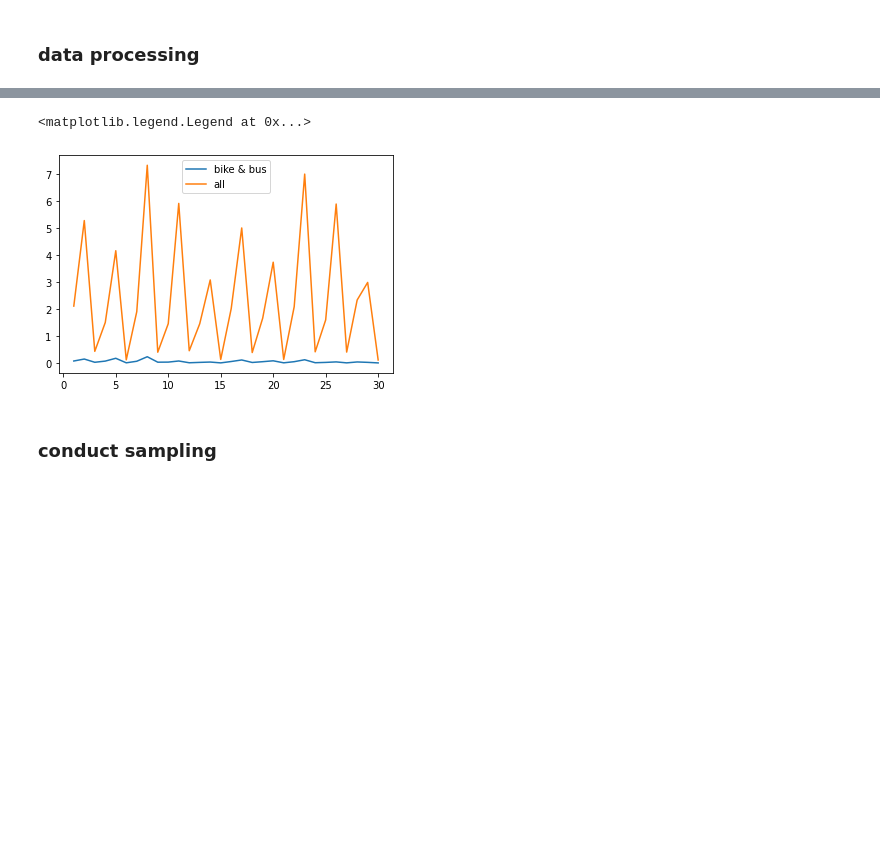
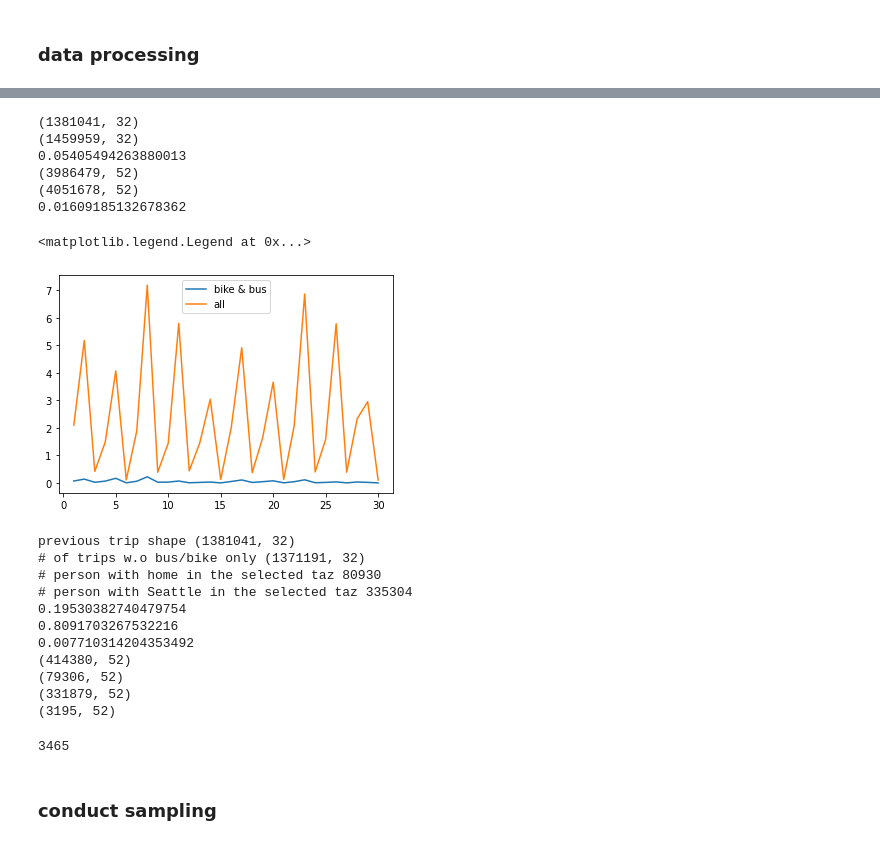
Before and after one commit to Yiran6/app_baseddata_processing, a Jupyter notebook: PSRC_2018_simulation_sampling.ipynb, the cells around one changed output, grey strips where cells are left out. Cells and saved outputs as stored; diff of their text form; code cells hidden in the pictures; blank space fills up the shorter version.

```diff
--- a/PSRC_2018_simulation_sampling.ipynb
+++ b/PSRC_2018_simulation_sampling.ipynb
@@ -394,3 +469,43 @@ person who ride bikes 15165
+# %%
+#delete the otaz and dtaz locate on the west side of downtown Seattle. These areas most likely use ferry during their trips
+#which is hard to locate in the sumo simulation
+#based on the volume generation part
+missing_tazs = list(np.arange(3467, max(np.unique(trip_revised.dtaz))+1))
+missing_tazs.extend([449,478])
+
+#print(trip_revised.shape)
+
+person_id_missingarea = np.unique(trip_revised['person_id'][((trip_revised['otaz'].isin(missing_tazs))|(trip_revised['dtaz'].isin(missing_tazs)))])
+
+print(trip_revised[~(trip_revised['person_id'].isin(person_id_missingarea))].shape)
+print(trip_revised.shape)
+print(trip_revised[(trip_revised['person_id'].isin(person_id_missingarea))].shape[0]/trip_revised.shape[0])
+
+print(person[~(person['hhno'].isin(np.unique(person['hhno'][person['person_id'].isin(person_id_missingarea)])))].shape)
+print(person.shape)
+print(person[(person['hhno'].isin(np.unique(person['hhno'][person['person_id'].isin(person_id_missingarea)])))].shape[0]/person.shape[0])
+
+
+trip_revised = trip_revised[~(trip_revised['person_id'].isin(person_id_missingarea))]
+#% of people in the missing taz area: 0.05432364247792005
+#hence we delete the people in the missing area
+
+person = person[~(person['hhno'].isin(np.unique(person['hhno'][person['person_id'].isin(person_id_missingarea)])))]
+#delete person whose hhno within the missing area (%: 0.0650393480497446)
+# %% [output]
+(1381041, 32)
+(1459959, 32)
+0.05405494263880013
+(3986479, 52)
+(4051678, 52)
+0.01609185132678362
+# %%
+plt.plot(person[person['person_id'].isin(person_id_bike_bus)].groupby(by=['demo_num']).size()/2937, label='bike & bus')
+plt.plot(person.groupby(by=['demo_num']).size()/56696, label='all')
+plt.legend()
+# %% [output]
+<matplotlib.legend.Legend at 0x...>
+[figure, added]
 # %%
 #delete school bus/bike only trips
 print('previous trip shape', trip_revised.shape)
@@ -439,8 +554,17 @@ print(person[person['person_id'].isin(person_id_home)].shape)
 print(person[person['person_id'].isin(person_id_travel)].shape)
 print(person[~((person['person_id'].isin(person_id_home))|(person['person_id'].isin(person_id_travel)))].shape)
 # %% [output]
-<matplotlib.legend.Legend at 0x...>
+previous trip shape (1381041, 32)
+# of trips w.o bus/bike only (1371191, 32)
+# person with home in the selected taz 80930
+# person with Seattle in the selected taz 335304
+0.19530382740479754
+0.8091703267532216
+0.007710314204353492
+(414380, 52)
+(79306, 52)
+(331879, 52)
+(3195, 52)
-[figure, removed]
 # %%
 #delete person id without trips in travel pop
 #check if we have person stay still
@@ -448,6 +572,10 @@ print(person[~((person['person_id'].isin(person_id_home))|(person['person_id'].i
 #person_travel_stay = person_travel_stay['person_id'][~person_travel_stay['person_id'].isin(person_id_travel)]
 
 #person_travel_stay
+# %%
+max(np.unique(trip_revised.dtaz))
+# %% [output]
+3465
 # %% [markdown]
 ### conduct sampling
 # %%
```
Also changed, not shown: parts of 12 cells of this notebook, 2 other files.
